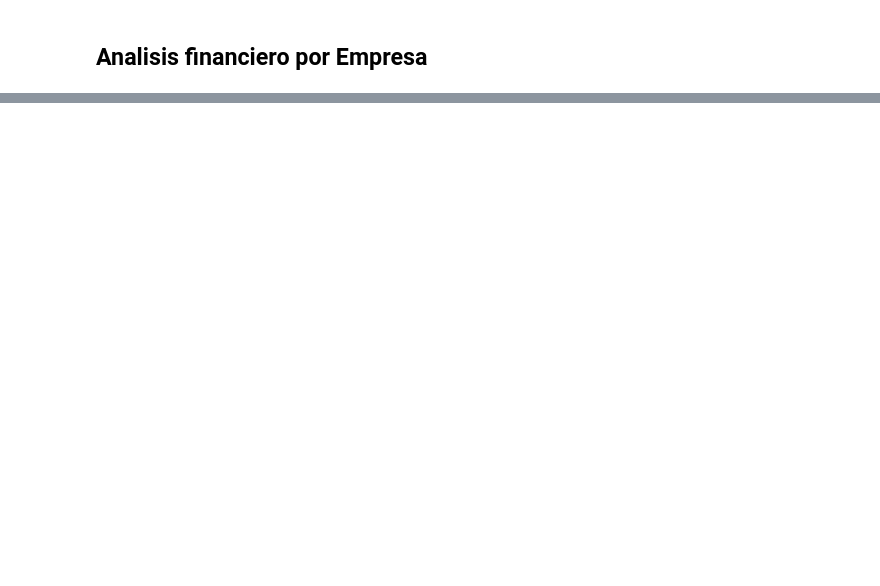
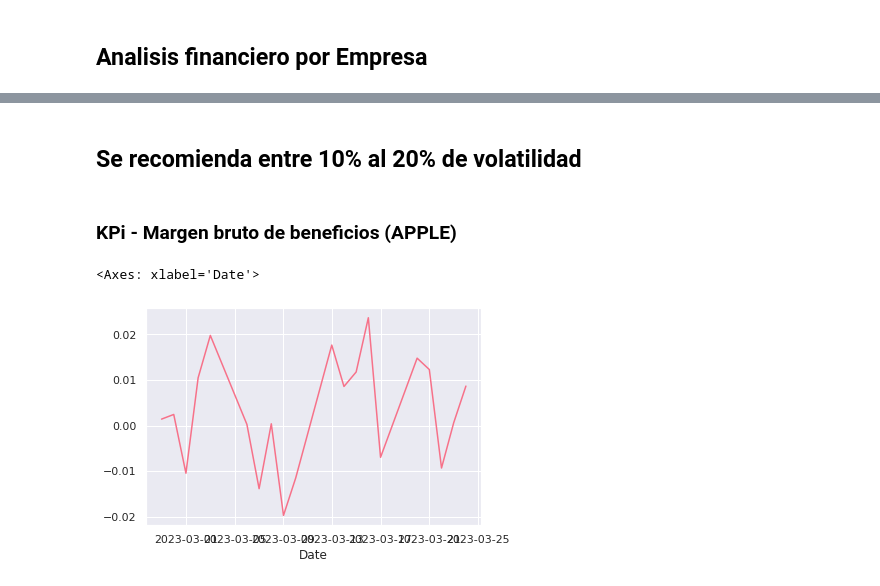
Before and after one commit to diegomaneyro/Analytics, a Jupyter notebook: Anáisis de Riesgo/Analisis_Riesgo.ipynb, the cells around one changed output, grey strips where cells are left out. Cells and saved outputs as stored; diff of their text form; code cells hidden in the pictures; blank space fills up the shorter version.

```diff
--- a/Anáisis de Riesgo/Analisis_Riesgo.ipynb
+++ b/Anáisis de Riesgo/Analisis_Riesgo.ipynb
@@ -177,0 +90,22 @@ Date
+# %% [markdown]
+## Se recomienda entre 10% al 20% de volatilidad
+# %% [markdown]
+###  KPi - Margen bruto de beneficios (APPLE)
+# %%
+import yfinance as yf
+
+apple = yf.Ticker("AAPL")
+historical_data = apple.history(period="1mo")
+
+ingresos_totales = historical_data["Close"] * historical_data["Volume"]
+costo_bienes_vendidos = historical_data["Open"] * historical_data["Volume"]
+
+margen_beneficio_bruto = (ingresos_totales - costo_bienes_vendidos) / ingresos_totales
+
+import seaborn as sns
+
+sns.set_style("darkgrid")
+sns.lineplot(x=historical_data.index, y=margen_beneficio_bruto)
+# %% [output]
+<Axes: xlabel='Date'>
+[figure, added]
```
Also changed, not shown: parts of 58 cells of this notebook.
